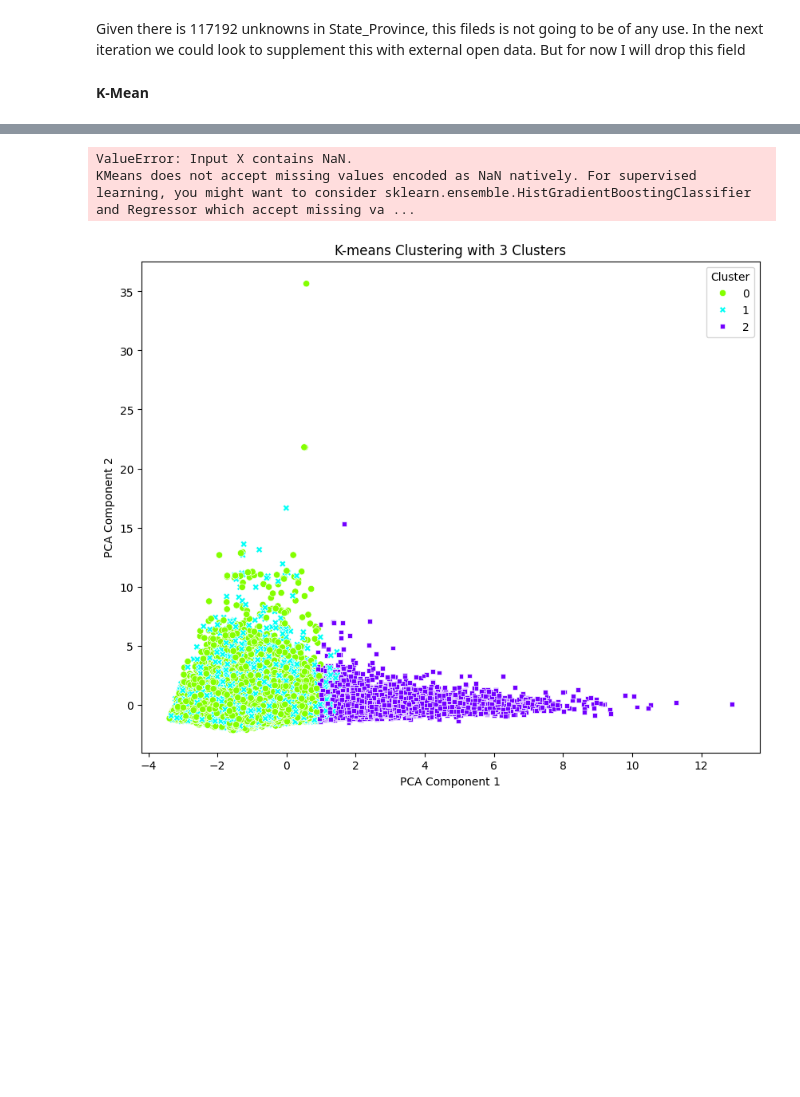
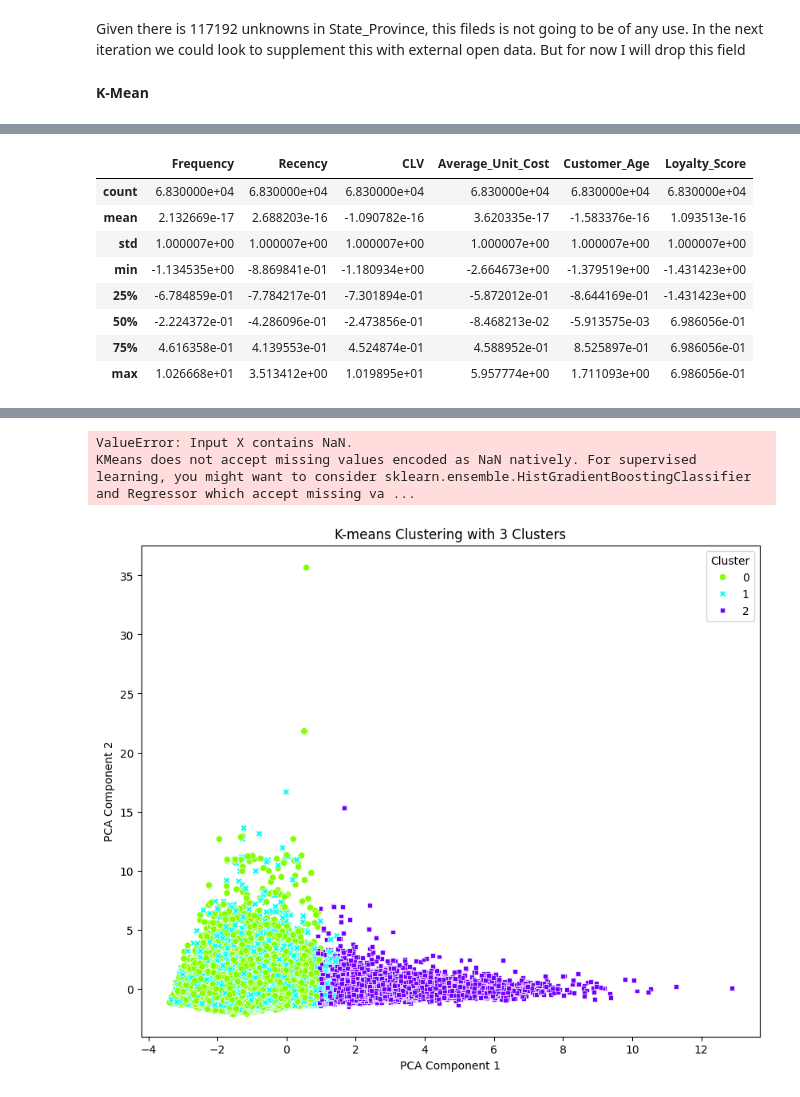
Before and after one commit to sheldonkemper/portfolio, a Jupyter notebook: KEMPER_SHELDON_CAM_C101_Week_6_Mini-project.ipynb, the cells around one changed output, grey strips where cells are left out. Drawn from its saved outputs; the diff is of its cells as text; code cells hidden in the pictures; blank space fills up the shorter version.

```diff
--- a/KEMPER_SHELDON_CAM_C101_Week_6_Mini-project.ipynb
+++ b/KEMPER_SHELDON_CAM_C101_Week_6_Mini-project.ipynb
@@ -1378,6 +1392,18 @@ print(features_df_preprocessed.head())
 2      -1.431423
 3       0.698606
 4       0.698606
+# %%
+features_df_preprocessed.describe()
+# %% [output]
+|  | Frequency | Recency | CLV | Average_Unit_Cost | Customer_Age | Loyalty_Score |
+| count | 6.830000e+04 | 6.830000e+04 | 6.830000e+04 | 6.830000e+04 | 6.830000e+04 | 6.830000e+04 |
+| mean | 2.132669e-17 | 2.688203e-16 | -1.090782e-16 | 3.620335e-17 | -1.583376e-16 | 1.093513e-16 |
+| std | 1.000007e+00 | 1.000007e+00 | 1.000007e+00 | 1.000007e+00 | 1.000007e+00 | 1.000007e+00 |
+| min | -1.134535e+00 | -8.869841e-01 | -1.180934e+00 | -2.664673e+00 | -1.379519e+00 | -1.431423e+00 |
+| 25% | -6.784859e-01 | -7.784217e-01 | -7.301894e-01 | -5.872012e-01 | -8.644169e-01 | -1.431423e+00 |
+| 50% | -2.224372e-01 | -4.286096e-01 | -2.473856e-01 | -8.468213e-02 | -5.913575e-03 | 6.986056e-01 |
+| 75% | 4.616358e-01 | 4.139553e-01 | 4.524874e-01 | 4.588952e-01 | 8.525897e-01 | 6.986056e-01 |
+| max | 1.026668e+01 | 3.513412e+00 | 1.019895e+01 | 5.957774e+00 | 1.711093e+00 | 6.986056e-01 |
 # %%
 # Check for missing values in each column
 missing_values = features_df_preprocessed.isna().sum()
```
Also changed, not shown: parts of 9 cells of this notebook.
